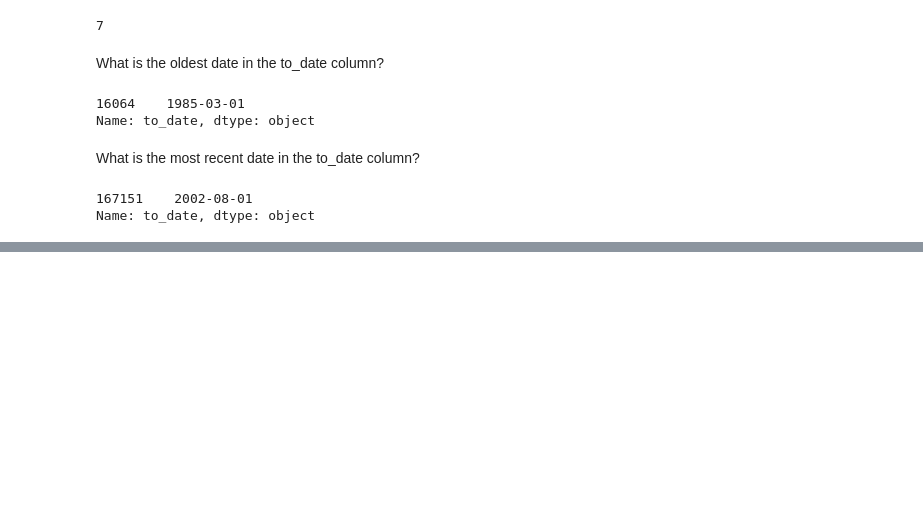
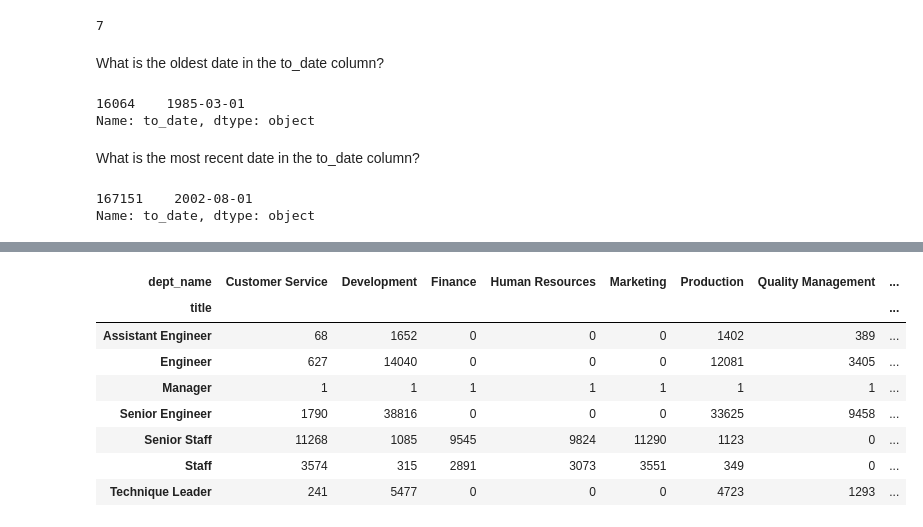
Before and after one commit to ChrisTeceno/numpy-pandas-visualization-exercises, a Jupyter notebook: advanced_dataframes.ipynb, the cells around one changed output, grey strips where cells are left out. Saved outputs shown, nothing was run; the diff lists cells and outputs as text; code cells hidden in the pictures; blank space fills up the shorter version.

```diff
--- a/advanced_dataframes.ipynb
+++ b/advanced_dataframes.ipynb
@@ -112,0 +436,4 @@ Name: to_date, dtype: object
+# %%
+employees_url= get_db_url('employees')
+employees = pd.read_sql('SELECT * FROM employees', employees_url)
+titles = pd.read_sql('SELECT * FROM titles', employees_url)
@@ -112,0 +469,12 @@ Name: to_date, dtype: object
+# %%
+#bring in df with current data (to_date > now) and department names
+current_departments = pd.read_sql('SELECT * FROM dept_emp WHERE to_date = "9999-01-01"', employees_url)
+current_titles = pd.read_sql('SELECT * FROM titles WHERE to_date = "9999-01-01"', employees_url)
+department_names = pd.read_sql('SELECT * FROM departments', employees_url)
+# %%
+#add dept name to current dept
+current_departments = current_departments.merge(department_names, left_on='dept_no', right_on='dept_no', how='inner')
+# %%
+#drop the non needed columns
+current_departments.drop(columns=['from_date','to_date','dept_no'],inplace=True)
+current_titles.drop(columns=['from_date','to_date'],inplace=True)
@@ -112,0 +497,13 @@ Name: to_date, dtype: object
+# %%
+titles_and_dept = current_titles.merge(current_departments, left_on='emp_no', right_on='emp_no', how='inner')
+pd.crosstab(titles_and_dept.title, titles_and_dept.dept_name)
+# %% [output]
+| dept_name | Customer Service | Development | Finance | Human Resources | Marketing | Production | Quality Management | ... |
+| title |  |  |  |  |  |  |  | ... |
+| Assistant Engineer | 68 | 1652 | 0 | 0 | 0 | 1402 | 389 | ... |
+| Engineer | 627 | 14040 | 0 | 0 | 0 | 12081 | 3405 | ... |
+| Manager | 1 | 1 | 1 | 1 | 1 | 1 | 1 | ... |
+| Senior Engineer | 1790 | 38816 | 0 | 0 | 0 | 33625 | 9458 | ... |
+| Senior Staff | 11268 | 1085 | 9545 | 9824 | 11290 | 1123 | 0 | ... |
+| Staff | 3574 | 315 | 2891 | 3073 | 3551 | 349 | 0 | ... |
+| Technique Leader | 241 | 5477 | 0 | 0 | 0 | 4723 | 1293 | ... |
```
Also changed, not shown: parts of 53 cells of this notebook, 1 other file.
